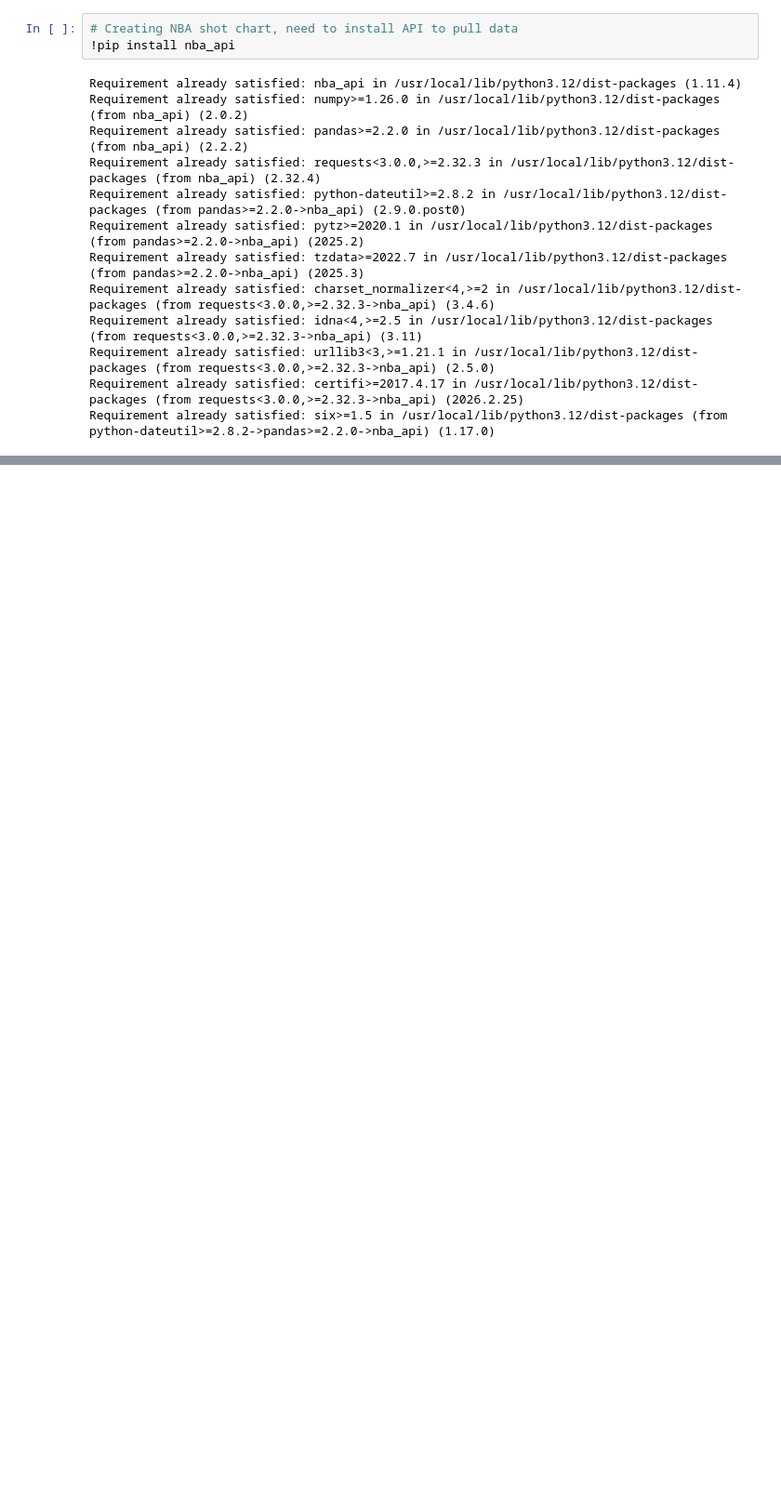
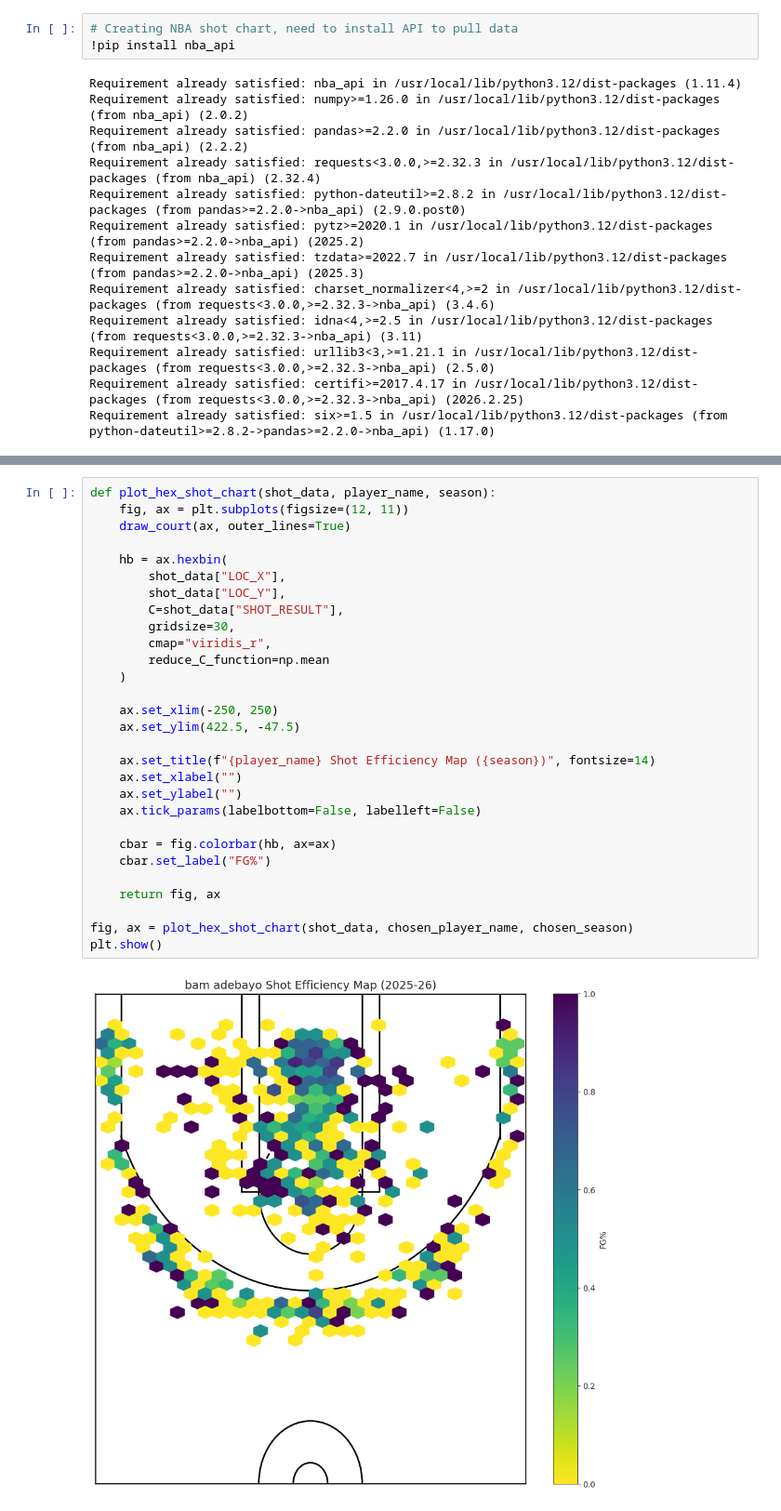
Before and after one commit to AKfrozen2/NBA_heatmap, a Jupyter notebook: NBA_Shot_chart.ipynb, the cells around one changed output, grey strips where cells are left out. Shown at 93% size. Drawn from its saved outputs; the diff is of its cells as text; blank space fills up the shorter version.

```diff
--- a/NBA_Shot_chart.ipynb
+++ b/NBA_Shot_chart.ipynb
@@ -206,0 +110,31 @@ plt.show()
+# %%
+def plot_hex_shot_chart(shot_data, player_name, season):
+    fig, ax = plt.subplots(figsize=(12, 11))
+    draw_court(ax, outer_lines=True)
+
+    hb = ax.hexbin(
+        shot_data["LOC_X"],
+        shot_data["LOC_Y"],
+        C=shot_data["SHOT_RESULT"],
+        gridsize=30,
+        cmap="viridis_r",
+        reduce_C_function=np.mean
+    )
+
+    ax.set_xlim(-250, 250)
+    ax.set_ylim(422.5, -47.5)
+
+    ax.set_title(f"{player_name} Shot Efficiency Map ({season})", fontsize=14)
+    ax.set_xlabel("")
+    ax.set_ylabel("")
+    ax.tick_params(labelbottom=False, labelleft=False)
+
+    cbar = fig.colorbar(hb, ax=ax)
+    cbar.set_label("FG%")
+
+    return fig, ax
+
+fig, ax = plot_hex_shot_chart(shot_data, chosen_player_name, chosen_season)
+plt.show()
+# %% [output]
+[figure, added]
```
Also changed, not shown: parts of 7 cells of this notebook.
